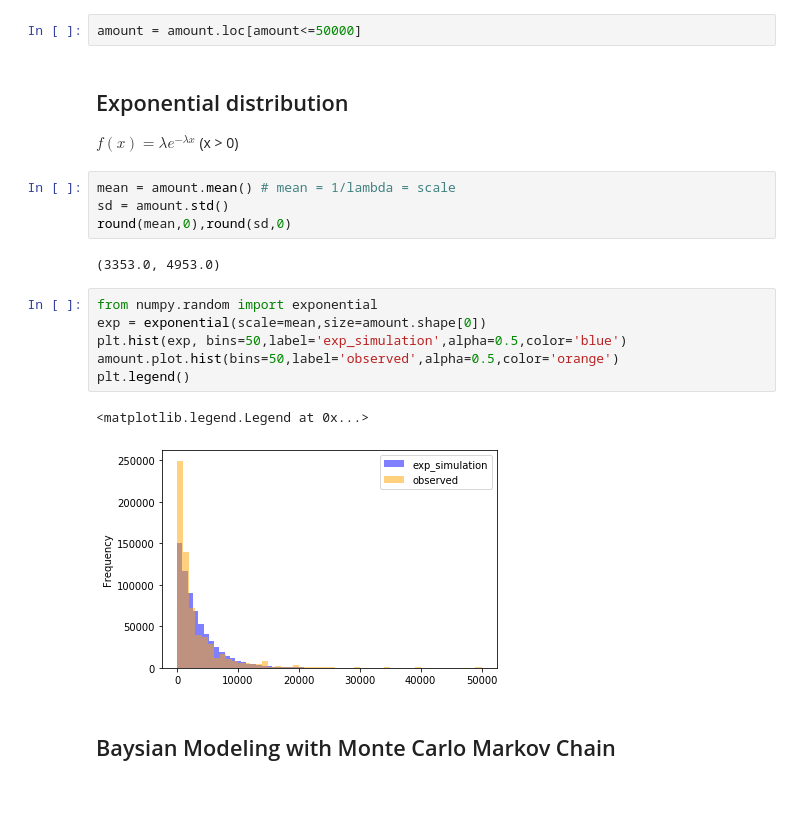
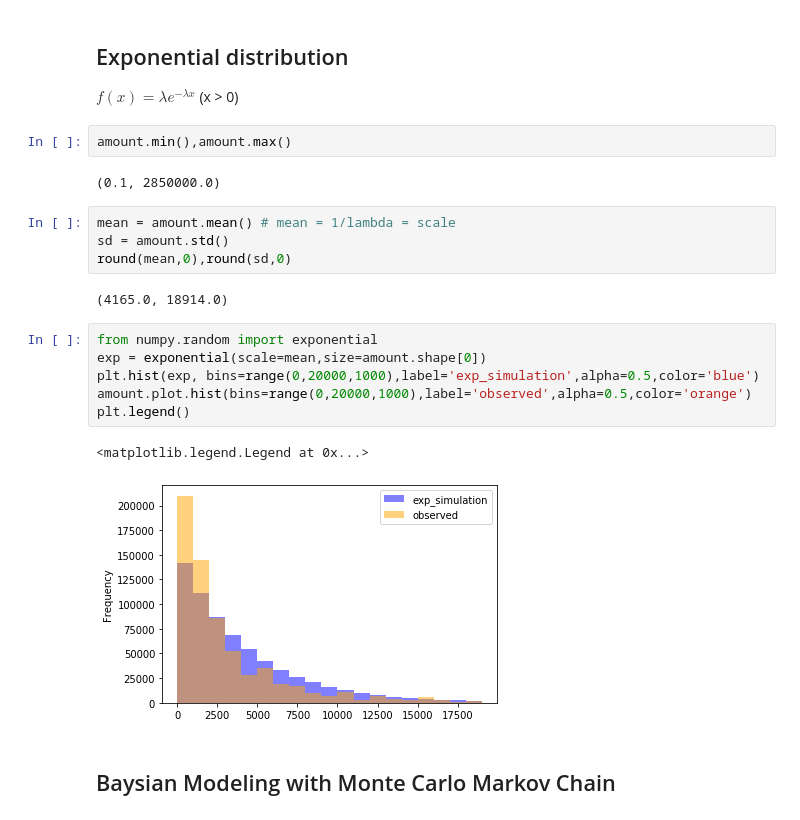
Before and after one commit to Shunling/Insight_HealthDataScience, a Jupyter notebook: Bayesian_Inference.ipynb, the cells around one changed output. Saved outputs shown, nothing was run; the diff lists cells and outputs as text.

```diff
--- a/Bayesian_Inference.ipynb
+++ b/Bayesian_Inference.ipynb
@@ -61,27 +61,29 @@ amount[amount<=20000].plot.hist(bins=50,label='observed',alpha=0.5,color='orange
 # %% [output]
 <matplotlib.axes._subplots.AxesSubplot at 0x...>
 [figure]
-# %%
-amount = amount.loc[amount<=50000]
 # %% [markdown]
 ## Exponential distribution
 
 $f(x) = \lambda e^{-\lambda x}$ (x > 0)
+# %%
+amount.min(),amount.max()
+# %% [output]
+(0.1, 2850000.0)
 # %%
 mean = amount.mean() # mean = 1/lambda = scale
 sd = amount.std()
 round(mean,0),round(sd,0)
 # %% [output]
-(3353.0, 4953.0)
+(4165.0, 18914.0)
 # %%
 from numpy.random import exponential
 exp = exponential(scale=mean,size=amount.shape[0])
-plt.hist(exp, bins=50,label='exp_simulation',alpha=0.5,color='blue')
-amount.plot.hist(bins=50,label='observed',alpha=0.5,color='orange')
+plt.hist(exp, bins=range(0,20000,1000),label='exp_simulation',alpha=0.5,color='blue')
+amount.plot.hist(bins=range(0,20000,1000),label='observed',alpha=0.5,color='orange')
 plt.legend()
 # %% [output]
 <matplotlib.legend.Legend at 0x...>
-[figure, old version]
+[figure, new version]
 # %% [markdown]
 ## Baysian Modeling with Monte Carlo Markov Chain
 # %%
```
Also changed, not shown: parts of 12 cells of this notebook.
